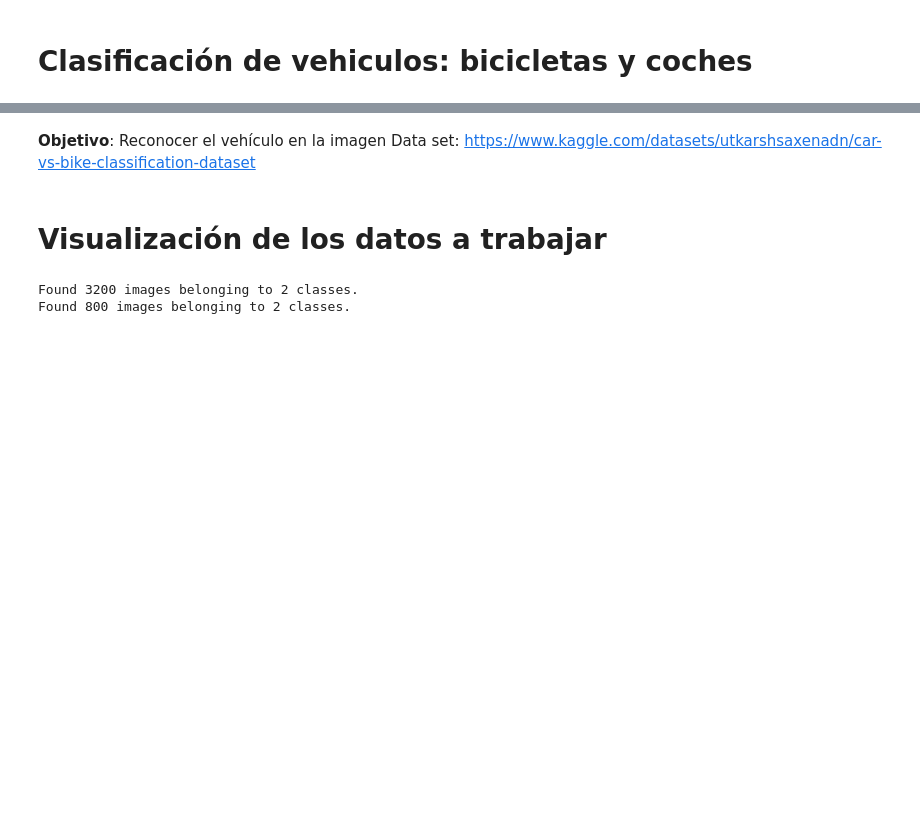
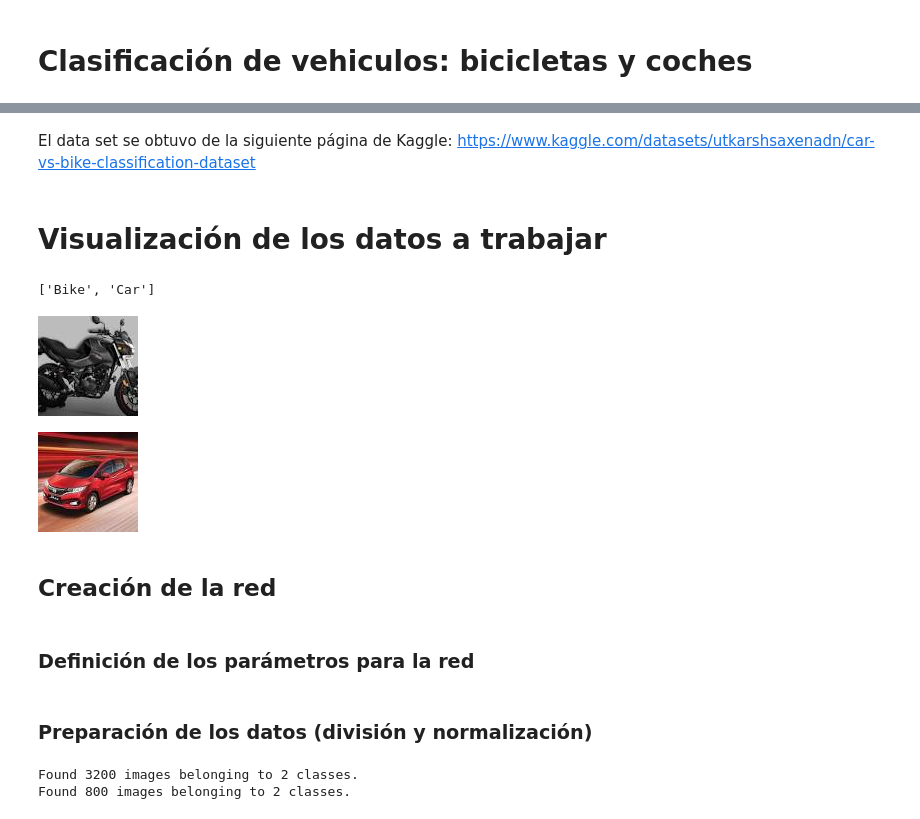
Before and after one commit to pplalo/Quack, a Jupyter notebook: AI/Proyecto_final_IA_vehiculos.ipynb, the cells around one changed output, grey strips where cells are left out. Cells and saved outputs as stored; diff of their text form; code cells hidden in the pictures; blank space fills up the shorter version.

```diff
--- a/AI/Proyecto_final_IA_vehiculos.ipynb
+++ b/AI/Proyecto_final_IA_vehiculos.ipynb
@@ -3,5 +11,4 @@
 # %% [markdown]
-**Objetivo**: Reconocer el vehículo en la imagen
-Data set: https://www.kaggle.com/datasets/utkarshsaxenadn/car-vs-bike-classification-dataset
+El data set se obtuvo de la siguiente página de Kaggle: https://www.kaggle.com/datasets/utkarshsaxenadn/car-vs-bike-classification-dataset
 # %%
 # Importamos las bibliotecas que usaremos en nuestro modelo
@@ -32,8 +38,28 @@ import os
 # Visualización de los datos a trabajar
 # %%
 # Definimos las rutas de las carpetas de las imagenes
-data = 'C:/Users/pepe2/Documents/Escuela/AI/Car-Bike-Dataset'
-# data_coches = 'C:/Users/pepe2/Documents/Escuela/AI/Car-Bike-Dataset'
+data = 'D:\pepe2\Documents\QuackRepository\Quack\AI\Car-Bike-Dataset'
+# %%
+# Mostramos las clases de imagenes que se van a clasificar
+os.listdir(data)
+# %% [output]
+['Bike', 'Car']
+# %%
+# Mostramos unas imagenes de ejemplo para la clase 0
+from IPython.display import Image
+Image(filename=data + '\Bike\Bike (1).jpeg')
+# %% [output]
+[figure, added]
+# %%
+# Mostramos unas imagenes de ejemplo para la clase 1
+from IPython.display import Image
+Image(filename=data + '\Car\Car (1).jpeg')
+# %% [output]
+[figure, added]
+# %% [markdown]
+## Creación de la red
+# %% [markdown]
+### Definición de los parámetros para la red
 # %%
 # Reescalamos las imagenes a 100x100 pixeles
 img_width, img_height = 32, 32
@@ -73,6 +99,8 @@ num_output = 2
 
 # Definimos el numero de neuronas de entrada
 num_input = 100
+# %% [markdown]
+### Preparación de los datos (división y normalización)
 # %%
 # Normalizamos las imagenes
 train_datagen = ImageDataGenerator(
```
Also changed, not shown: parts of 46 cells of this notebook, 2 other files.
